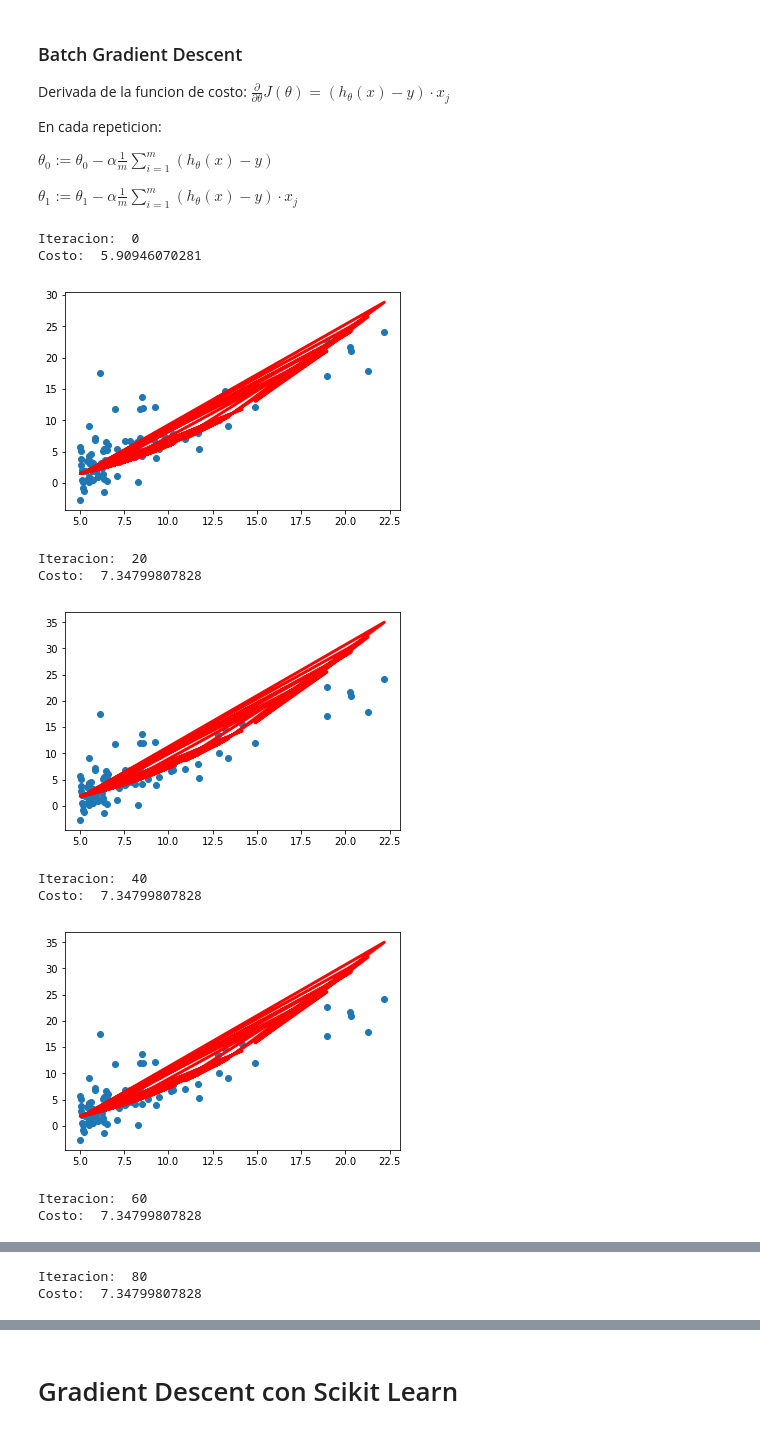
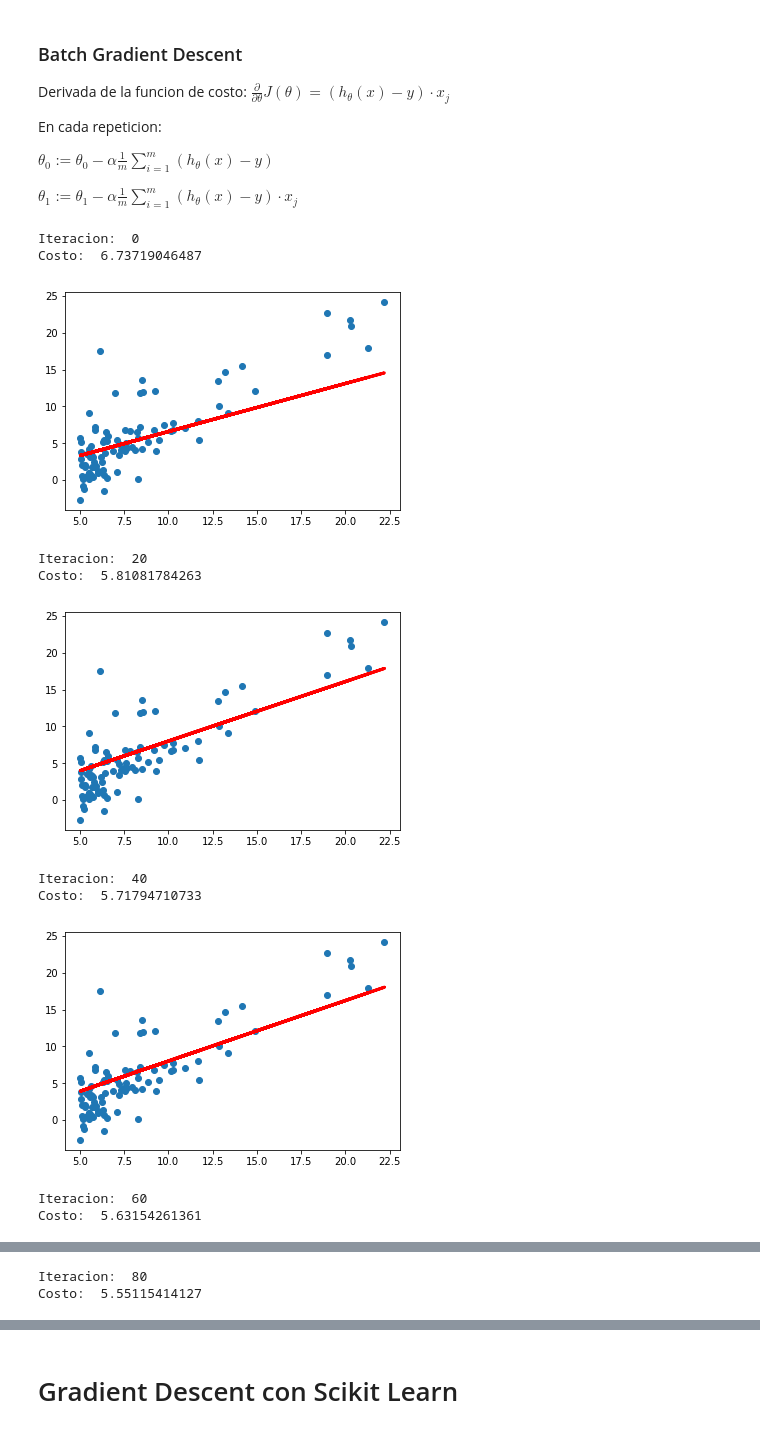
Before and after one commit to isamiranda96/GradientDescent_Regresion, a Jupyter notebook: GradientDescent_Regresion.ipynb, the cells around one changed output, grey strips where cells are left out. Drawn from its saved outputs; the diff is of its cells as text; code cells hidden in the pictures.

```diff
--- a/GradientDescent_Regresion.ipynb
+++ b/GradientDescent_Regresion.ipynb
@@ -124,40 +124,40 @@ for iteration in range(iterations):
     '''
     ## Implementa tu codigo aqui #####
     Calcula los valores de theta0 y theta1
     '''
     theta_0_temp = theta_0 - (alpha * (1/int(m))* np.sum(np.subtract(h,y)))
-    theta_1_temp = theta_1 - (alpha * (1/int(m))* np.sum(np.subtract(h,y)) * x)
+    theta_1_temp = theta_1 - (alpha * (1/int(m))* np.sum(np.subtract(h,y)*x))
 
     theta_0 = theta_0_temp
     theta_1 = theta_1_temp
 
     '''
     ## Implementa tu codigo aqui ####
     Utiliza la funcion de costo para
     '''
     cost = cost_function(x, y, theta_1, theta_0)
 
     ## No modifiques nada desde este punto #####
     if(iteration % 20 == 0):
         print('Iteracion: ', iteration)
         print('Costo: ', cost)
         h = theta_1*x  + theta_0
         plt.scatter(x, y)
         plt.plot( x, h, color='red', linewidth=3)
         plt.show()
 
 
 print(theta_0, theta_1)
 print(cost)
 # %% [output]
 Iteracion:  0
-Costo:  5.90946070281
+Costo:  6.73719046487
-[figure, old version]
+[figure, new version]
 Iteracion:  20
-Costo:  7.34799807828
+Costo:  5.81081784263
-[figure, old version]
+[figure, new version]
 Iteracion:  40
-Costo:  7.34799807828
+Costo:  5.71794710733
-[figure, old version]
+[figure, new version]
 Iteracion:  60
-Costo:  7.34799807828
+Costo:  5.63154261361
@@ -165,2 +165,2 @@ Costo:  7.34799807828
 Iteracion:  80
-Costo:  7.34799807828
+Costo:  5.55115414127
```
Also changed, not shown: parts of 1 cell of this notebook.
